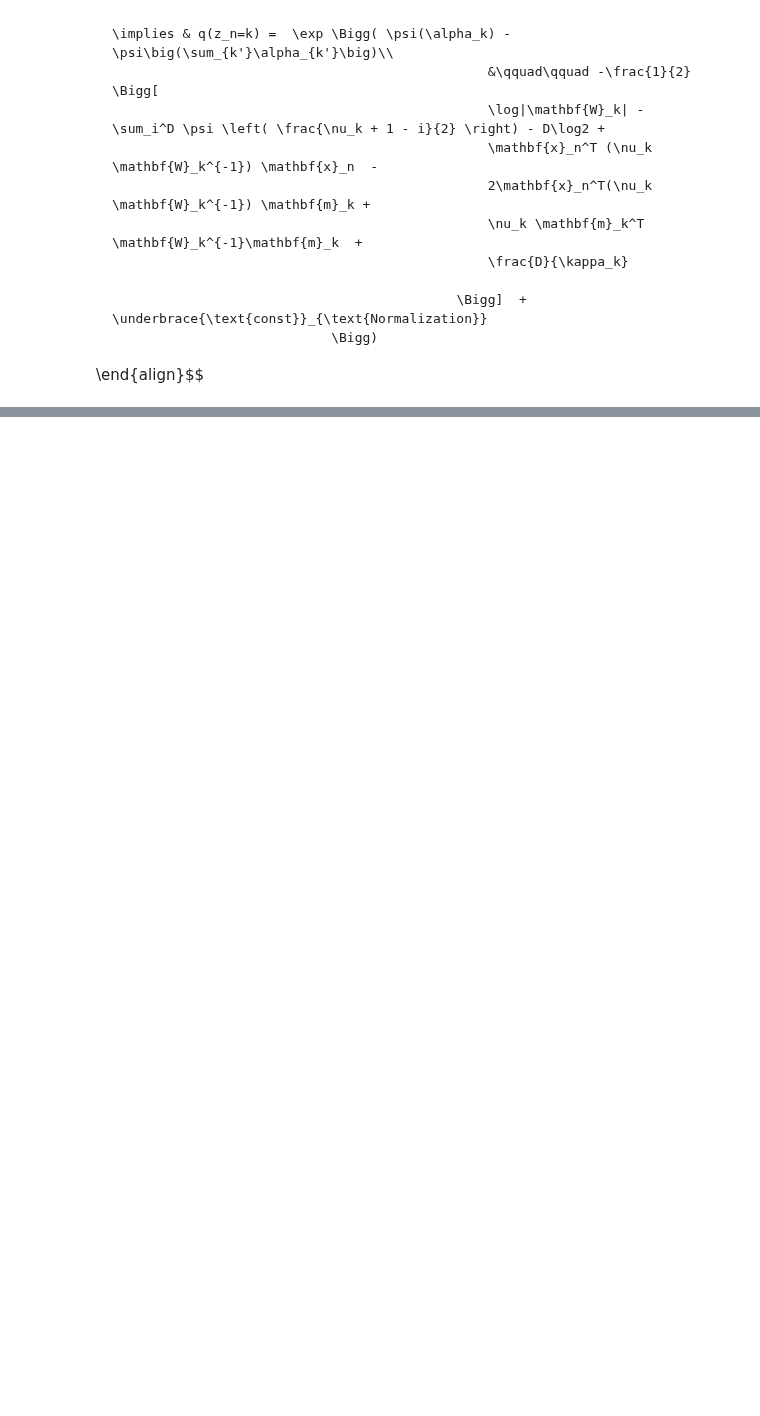
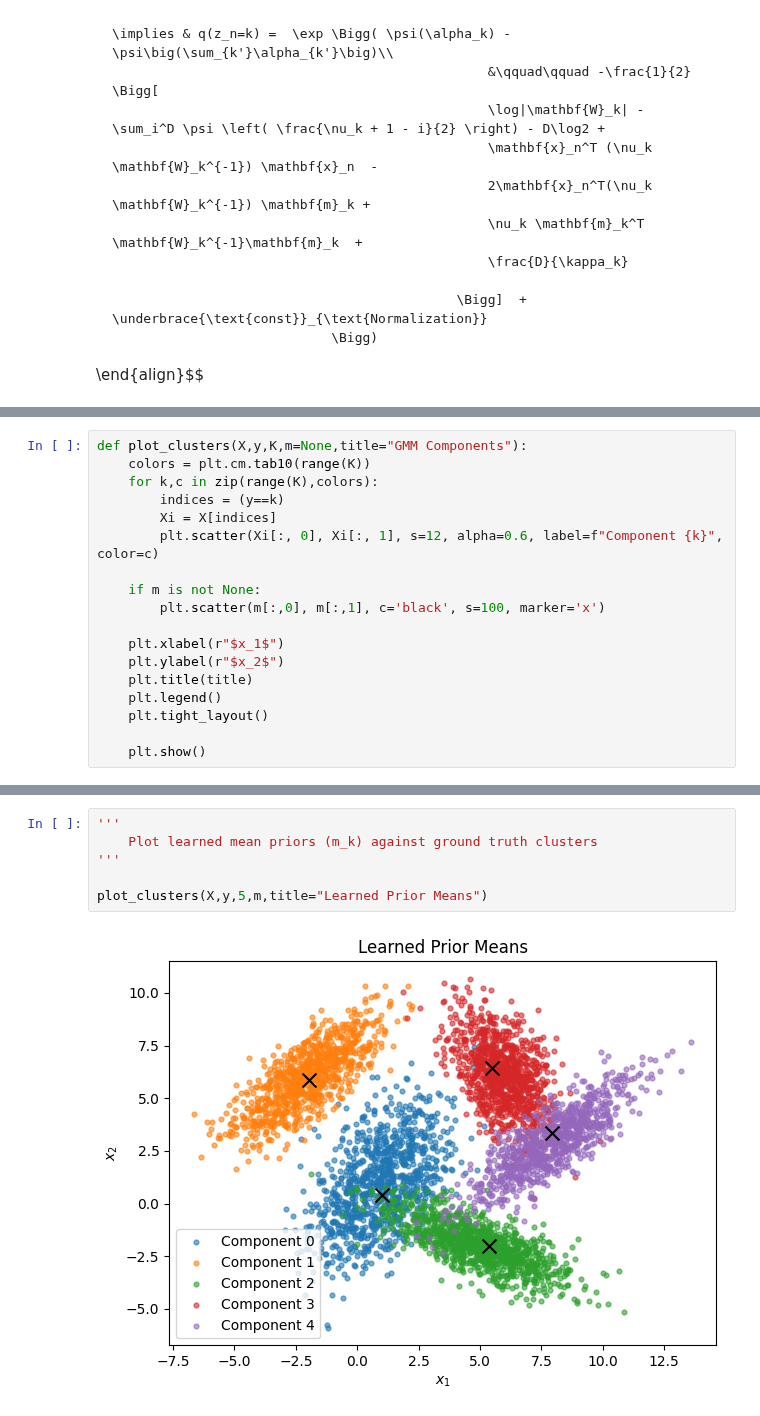
Before and after one commit to jimmyjz1127/bayesian-mixture-model-missing-data, a Jupyter notebook: Week6/GMMVI_MeanField.ipynb, the cells around one changed output, grey strips where cells are left out. Drawn from its saved outputs; the diff is of its cells as text; blank space fills up the shorter version.

```diff
--- a/Week6/GMMVI_MeanField.ipynb
+++ b/Week6/GMMVI_MeanField.ipynb
@@ -502,0 +608,18 @@ $$\begin{align}
+# %%
+def plot_clusters(X,y,K,m=None,title="GMM Components"):
+    colors = plt.cm.tab10(range(K))
+    for k,c in zip(range(K),colors):
+        indices = (y==k)
+        Xi = X[indices]
+        plt.scatter(Xi[:, 0], Xi[:, 1], s=12, alpha=0.6, label=f"Component {k}", color=c)
+
+    if m is not None:
+        plt.scatter(m[:,0], m[:,1], c='black', s=100, marker='x')
+
+    plt.xlabel(r"$x_1$")
+    plt.ylabel(r"$x_2$")
+    plt.title(title)
+    plt.legend()
+    plt.tight_layout()
+
+    plt.show()
@@ -502,0 +684,8 @@ $$\begin{align}
+# %%
+'''
+    Plot learned mean priors (m_k) against ground truth clusters
+'''
+
+plot_clusters(X,y,5,m,title="Learned Prior Means")
+# %% [output]
+[figure, added]
```
Also changed, not shown: parts of 15 cells of this notebook.
